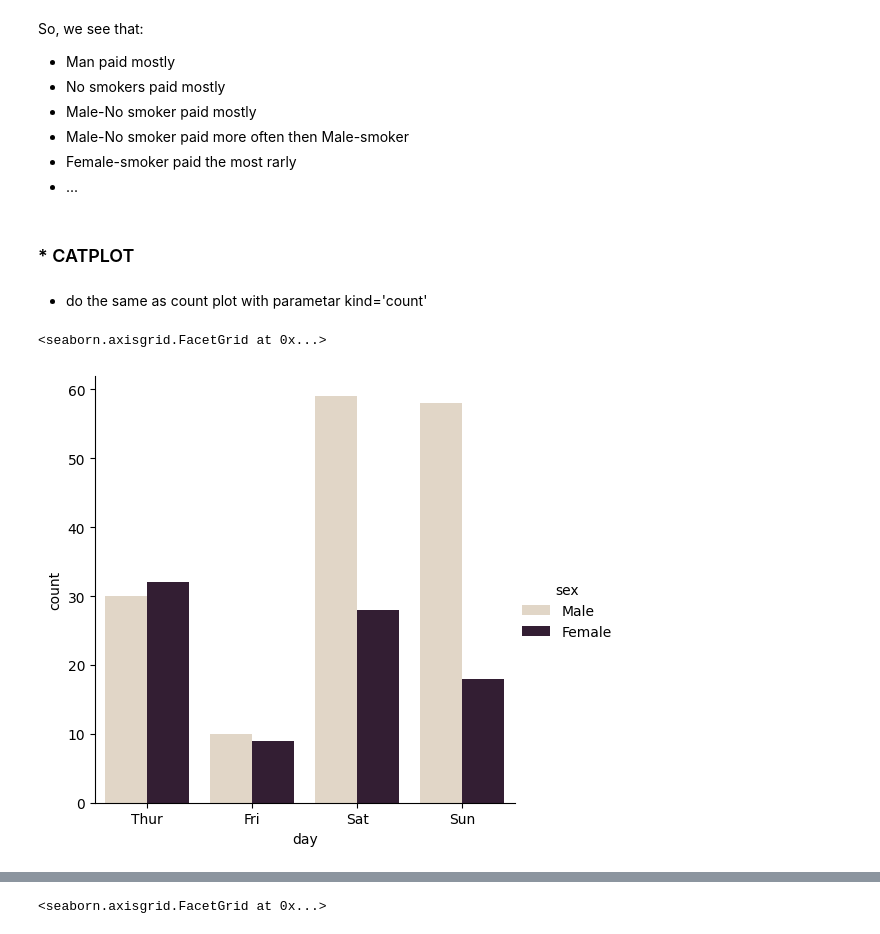
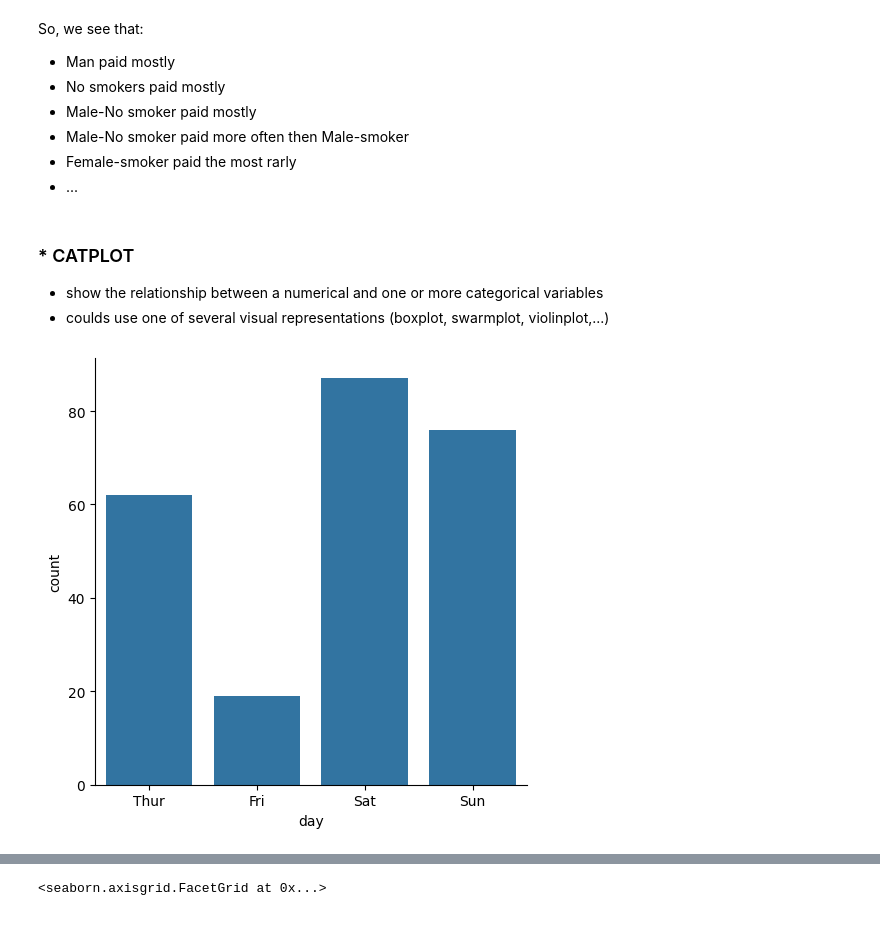
Before and after one commit to ash322ash422/tut_matplotlib, a Jupyter notebook: tut_seaborn_1_tips_v2_detailed.ipynb, the cells around one changed output, grey strips where cells are left out. Drawn from its saved outputs; the diff is of its cells as text; code cells hidden in the pictures.

```diff
--- a/tut_seaborn_1_tips_v2_detailed.ipynb
+++ b/tut_seaborn_1_tips_v2_detailed.ipynb
@@ -57,7 +57,7 @@ import seaborn as sns
 %matplotlib inline
 # %%
 # loading dataset
-# tips_dataset='../input/seaborn-tips-dataset/tips.csv'
 # tips_raw = pd.read_csv(tips_dataset)
 
-tips_raw = sns.load_dataset("tips")
+df = sns.load_dataset("tips")
+print(df.head(6))
@@ -64,4 +71,0 @@ tips_raw = sns.load_dataset("tips")
-# %%
-# make a copy of data
-df=tips_raw.copy()
-print(df.head(6))
@@ -208,13 +192,14 @@ So, we see that:
 - Male-No smoker paid more often then Male-smoker
 - Female-smoker paid the most rarly
 - ...
-# %% [markdown]
-### * CATPLOT
-# %% [markdown]
-- do the same as count plot with parametar kind='count'
+# %% [markdown]
+### * CATPLOT
+- show the relationship between a numerical and one or more categorical variables
+- coulds use one of several visual representations (boxplot, swarmplot, violinplot,...)
 # %%
+# - do the same as count plot with parametar kind='count'
 # show value counts for two categorical variables
-sns.catplot(data=df, x='day', hue='sex', palette='ch:.25', kind='count')
+sns.catplot(data=df, x='day', kind='count')
+plt.show()
 # %% [output]
-<seaborn.axisgrid.FacetGrid at 0x...>
-[figure, old version]
+[figure, new version]
```
Also changed, not shown: parts of 62 cells of this notebook.
